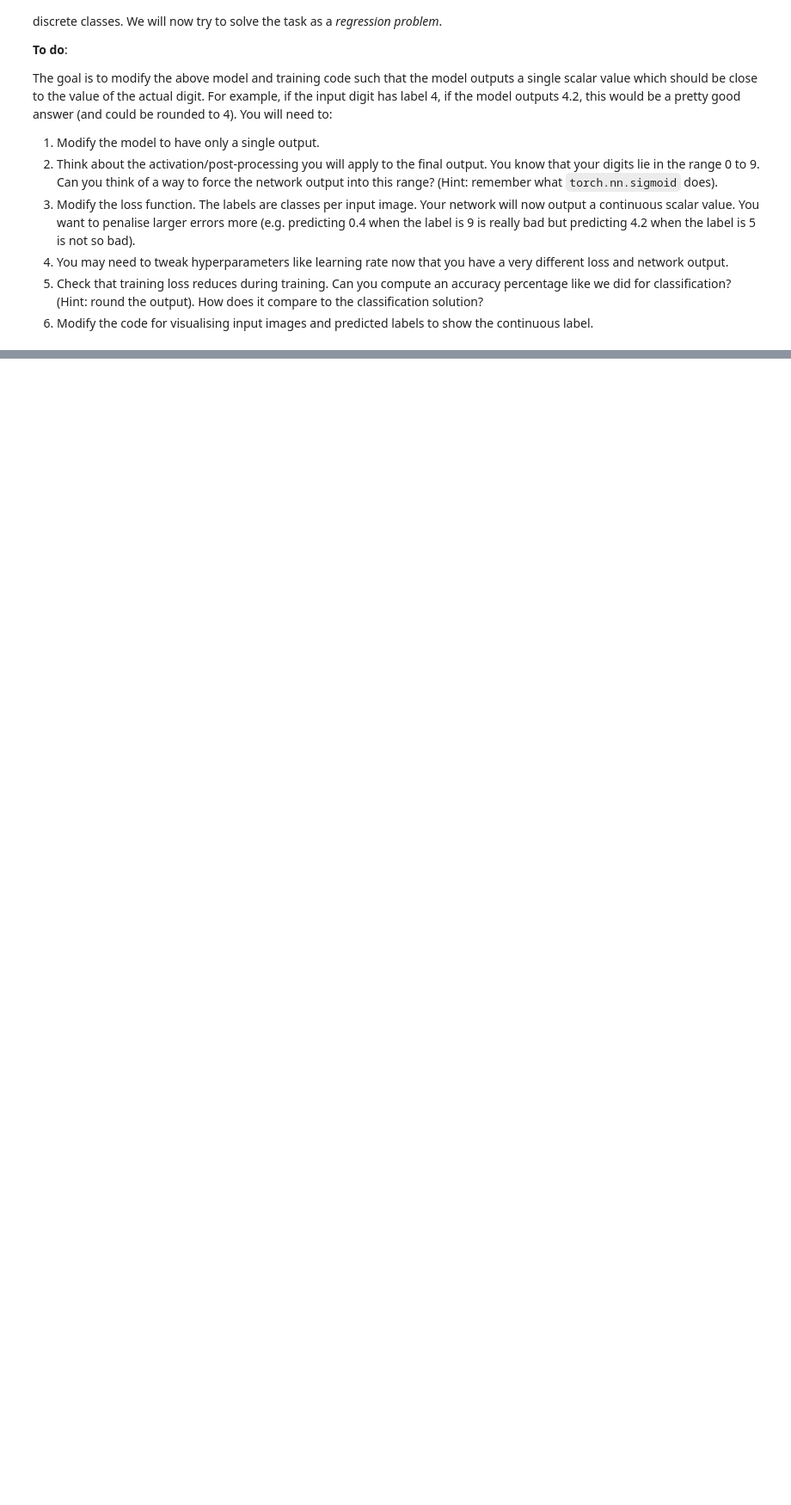
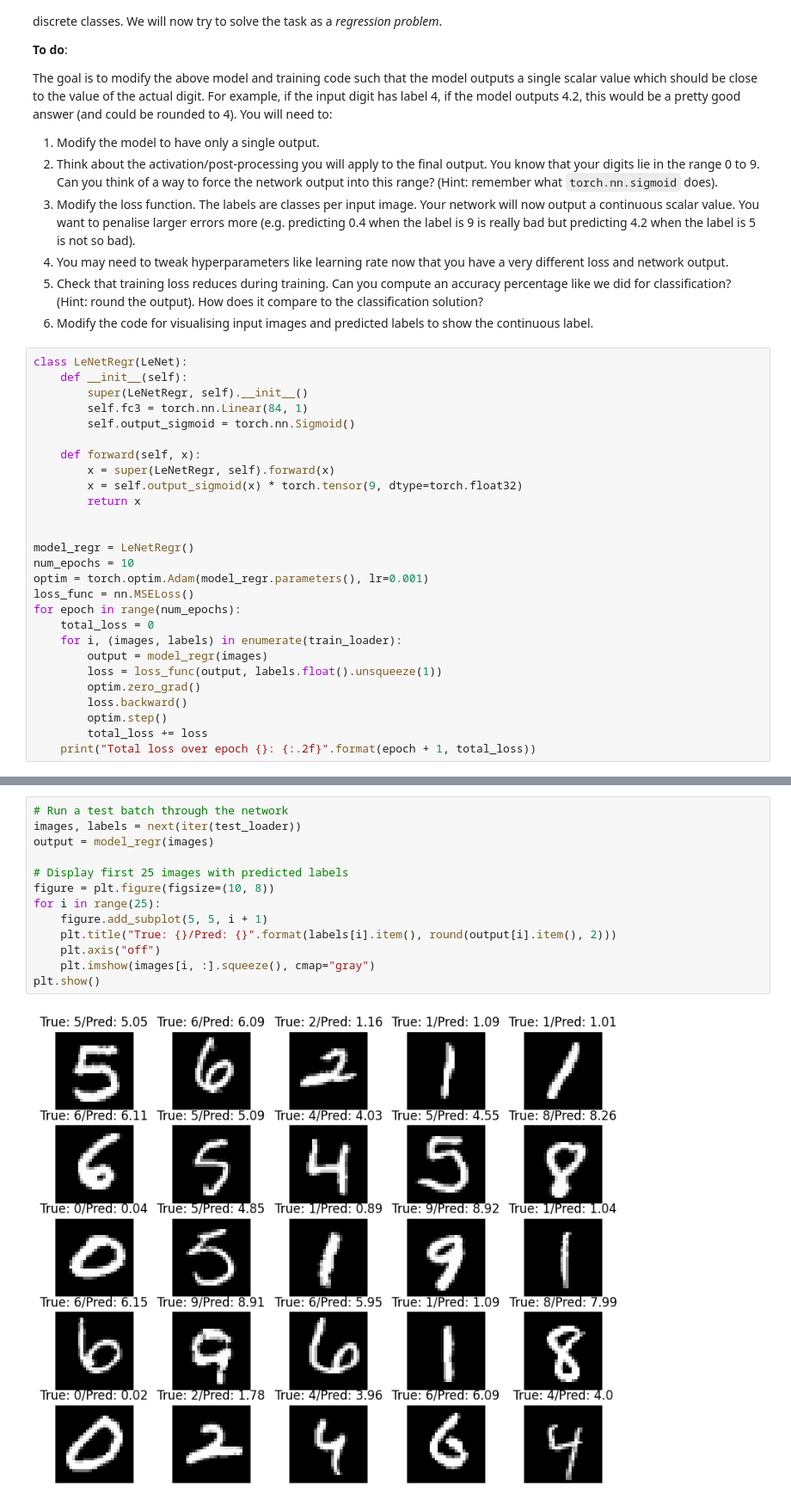
Before and after one commit to dont-text-me/INT3-work, a Jupyter notebook: week-8/PADL_Week8.ipynb, the cells around one changed output, grey strips where cells are left out. Shown: that part at 86% size. Cells and saved outputs as stored; diff of their text form; blank space fills up the shorter version.

```diff
--- a/week-8/PADL_Week8.ipynb
+++ b/week-8/PADL_Week8.ipynb
@@ -245,3 +225,30 @@ The goal is to modify the above model and training code such that the model outp
 4. You may need to tweak hyperparameters like learning rate now that you have a very different loss and network output.
 5. Check that training loss reduces during training. Can you compute an accuracy percentage like we did for classification? (Hint: round the output). How does it compare to the classification solution?
 6. Modify the code for visualising input images and predicted labels to show the continuous label.
+# %%
+class LeNetRegr(LeNet):
+    def __init__(self):
+        super(LeNetRegr, self).__init__()
+        self.fc3 = torch.nn.Linear(84, 1)
+        self.output_sigmoid = torch.nn.Sigmoid()
+
+    def forward(self, x):
+        x = super(LeNetRegr, self).forward(x)
+        x = self.output_sigmoid(x) * torch.tensor(9, dtype=torch.float32)
+        return x
+
+
+model_regr = LeNetRegr()
+num_epochs = 10
+optim = torch.optim.Adam(model_regr.parameters(), lr=0.001)
+loss_func = nn.MSELoss()
+for epoch in range(num_epochs):
+    total_loss = 0
+    for i, (images, labels) in enumerate(train_loader):
+        output = model_regr(images)
+        loss = loss_func(output, labels.float().unsqueeze(1))
+        optim.zero_grad()
+        loss.backward()
+        optim.step()
+        total_loss += loss
+    print("Total loss over epoch {}: {:.2f}".format(epoch + 1, total_loss))
@@ -248,3 +279,18 @@ The goal is to modify the above model and training code such that the model outp
+# %%
+# Run a test batch through the network
+images, labels = next(iter(test_loader))
+output = model_regr(images)
+
+# Display first 25 images with predicted labels
+figure = plt.figure(figsize=(10, 8))
+for i in range(25):
+    figure.add_subplot(5, 5, i + 1)
+    plt.title("True: {}/Pred: {}".format(labels[i].item(), round(output[i].item(), 2)))
+    plt.axis("off")
+    plt.imshow(images[i, :].squeeze(), cmap="gray")
+plt.show()
+# %% [output]
+[figure, added]
 # %% [markdown]
 ## Improving the model (highly recommended for Masters-level students)
 
```
Also changed, not shown: parts of 5 cells of this notebook.
